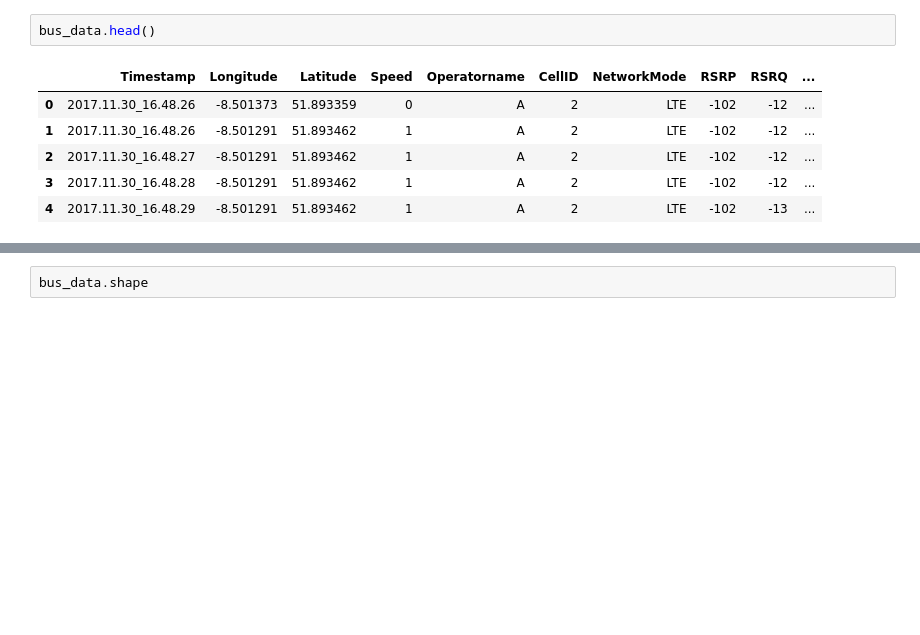
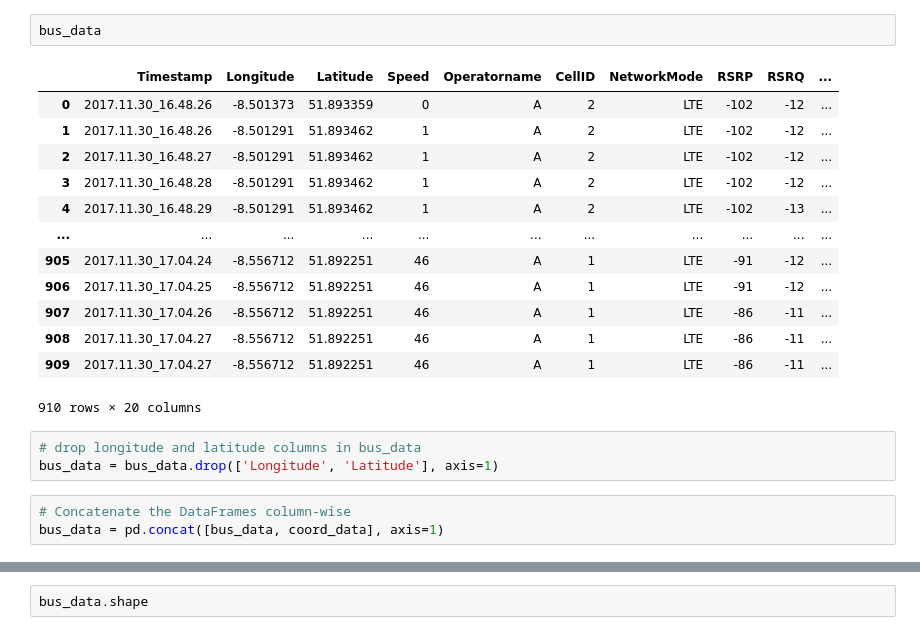
Before and after one commit to neyedhayo/LTE-network-pricing-pattern, a Jupyter notebook: build/notebooks/UserDetectionModel.ipynb, the cells around one changed output, grey strips where cells are left out. Saved outputs shown, nothing was run; the diff lists cells and outputs as text; blank space fills up the shorter version.

```diff
--- a/build/notebooks/UserDetectionModel.ipynb
+++ b/build/notebooks/UserDetectionModel.ipynb
@@ -18,9 +40,22 @@ bus_data = pd.read_csv(path, compression='gzip', low_memory=False)
 # %%
-bus_data.head()
+bus_data
 # %% [output]
 |  | Timestamp | Longitude | Latitude | Speed | Operatorname | CellID | NetworkMode | RSRP | RSRQ | ... |
 | 0 | 2017.11.30_16.48.26 | -8.501373 | 51.893359 | 0 | A | 2 | LTE | -102 | -12 | ... |
 | 1 | 2017.11.30_16.48.26 | -8.501291 | 51.893462 | 1 | A | 2 | LTE | -102 | -12 | ... |
 | 2 | 2017.11.30_16.48.27 | -8.501291 | 51.893462 | 1 | A | 2 | LTE | -102 | -12 | ... |
 | 3 | 2017.11.30_16.48.28 | -8.501291 | 51.893462 | 1 | A | 2 | LTE | -102 | -12 | ... |
 | 4 | 2017.11.30_16.48.29 | -8.501291 | 51.893462 | 1 | A | 2 | LTE | -102 | -13 | ... |
+| ... | ... | ... | ... | ... | ... | ... | ... | ... | ... | ... |
+| 905 | 2017.11.30_17.04.24 | -8.556712 | 51.892251 | 46 | A | 1 | LTE | -91 | -12 | ... |
+| 906 | 2017.11.30_17.04.25 | -8.556712 | 51.892251 | 46 | A | 1 | LTE | -91 | -12 | ... |
+| 907 | 2017.11.30_17.04.26 | -8.556712 | 51.892251 | 46 | A | 1 | LTE | -86 | -11 | ... |
+| 908 | 2017.11.30_17.04.27 | -8.556712 | 51.892251 | 46 | A | 1 | LTE | -86 | -11 | ... |
+| 909 | 2017.11.30_17.04.27 | -8.556712 | 51.892251 | 46 | A | 1 | LTE | -86 | -11 | ... |
+910 rows × 20 columns
+# %%
+# drop longitude and latitude columns in bus_data
+bus_data = bus_data.drop(['Longitude', 'Latitude'], axis=1)
+# %%
+# Concatenate the DataFrames column-wise
+bus_data = pd.concat([bus_data, coord_data], axis=1)
```
Also changed, not shown: parts of 5 cells of this notebook, 1 other file.
